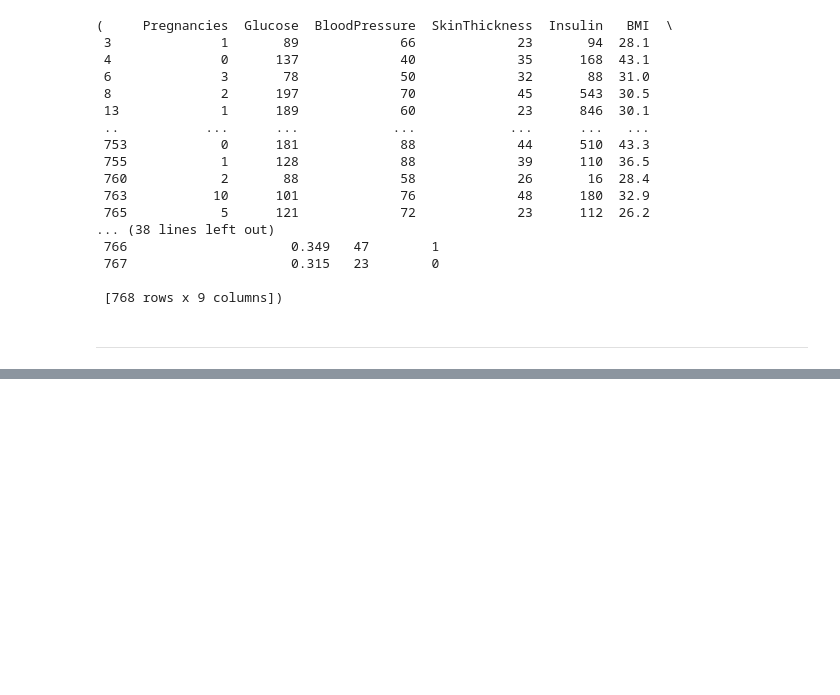
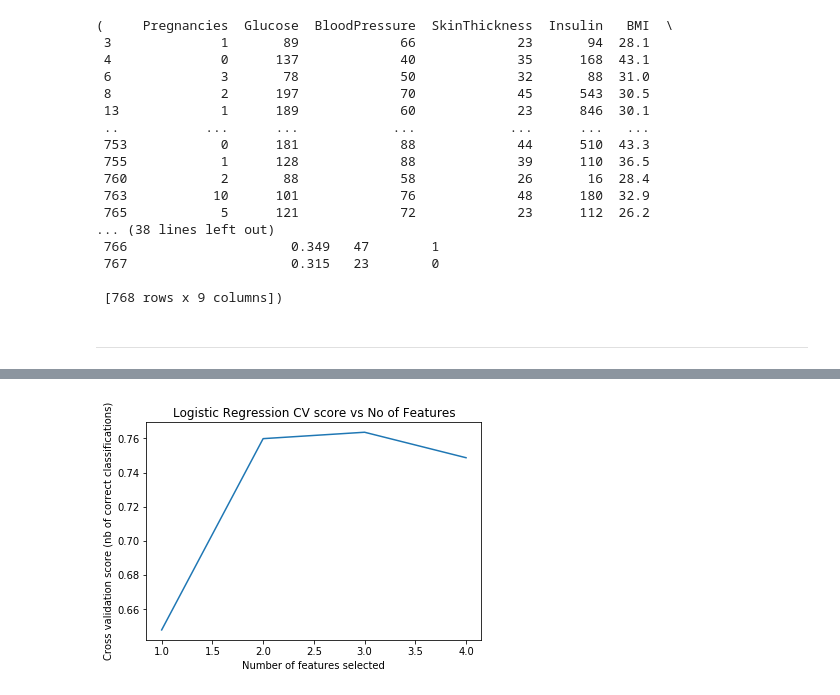
Before and after one commit to Abdelrazak-sakhri/diabete, a Jupyter notebook: Projet_diabete_Lamine_Mourad_Abdel.ipynb, the cells around one changed output, grey strips where cells are left out. Cells and saved outputs as stored; diff of their text form; code cells hidden in the pictures; blank space fills up the shorter version.

```diff
--- a/Projet_diabete_Lamine_Mourad_Abdel.ipynb
+++ b/Projet_diabete_Lamine_Mourad_Abdel.ipynb
@@ -205,0 +343,17 @@ ______
+# %%
+# Un estimateur d'apprentissage supervisé avec une fit méthode qui fournit des informations
+# sur l'importance des caractéristiques soit par un coef_ attribut, soit par un feature_importances_attribut.
+from sklearn.feature_selection import RFECV
+logreg_model = LogisticRegression(solver='lbfgs', max_iter=4000)
+
+rfecv = RFECV(estimator=logreg_model, step=1, cv=strat_k_fold, scoring='accuracy')
+rfecv.fit(X_train, y_train)
+
+plt.figure()
+plt.title('Logistic Regression CV score vs No of Features')
+plt.xlabel("Number of features selected")
+plt.ylabel("Cross validation score (nb of correct classifications)")
+plt.plot(range(1, len(rfecv.grid_scores_) + 1), rfecv.grid_scores_)
+plt.show()
+# %% [output]
+[figure, added]
```
Also changed, not shown: parts of 21 cells of this notebook.
